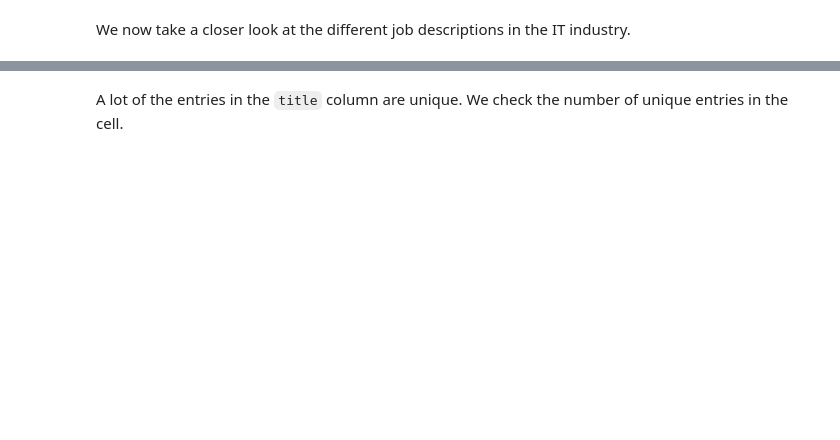
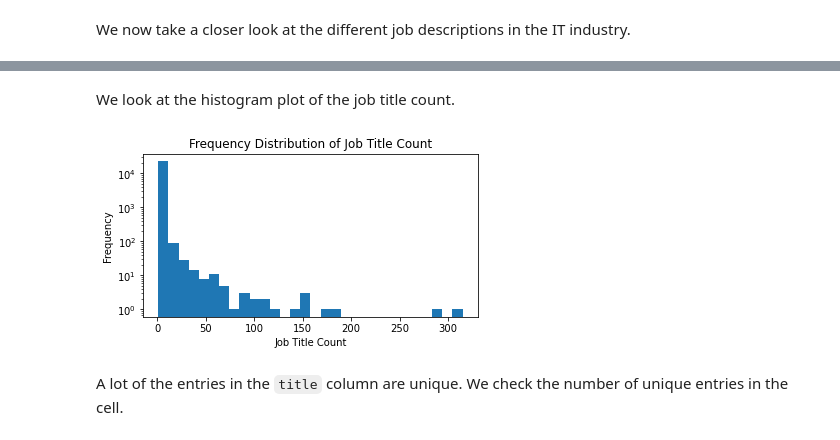
Before and after one commit to silvski/Characterizing-the-IT-Industry, a Jupyter notebook: Jobstreet Database - EDA.ipynb, the cells around one changed output, grey strips where cells are left out. Saved outputs shown, nothing was run; the diff lists cells and outputs as text; code cells hidden in the pictures; blank space fills up the shorter version.

```diff
--- a/Jobstreet Database - EDA.ipynb
+++ b/Jobstreet Database - EDA.ipynb
@@ -234,4 +235,15 @@ technical support / data protection officer                              1
 Name: title, Length: 23195, dtype: int64
+# %% [markdown]
+We look at the histogram plot of the job title count.
+# %%
+fig, ax = plt.subplots(figsize=(6,3))
+ax.hist(it_count, bins=30);
+ax.set_yscale('log')
+ax.set_xlabel('Job Title Count')
+ax.set_ylabel('Frequency')
+ax.set_title('Frequency Distribution of Job Title Count');
+# %% [output]
+[figure, added]
 # %% [markdown]
 A lot of the entries in the `title` column are unique. We check the number of unique entries in the cell.
 # %%
```
Also changed, not shown: parts of 7 cells of this notebook.
